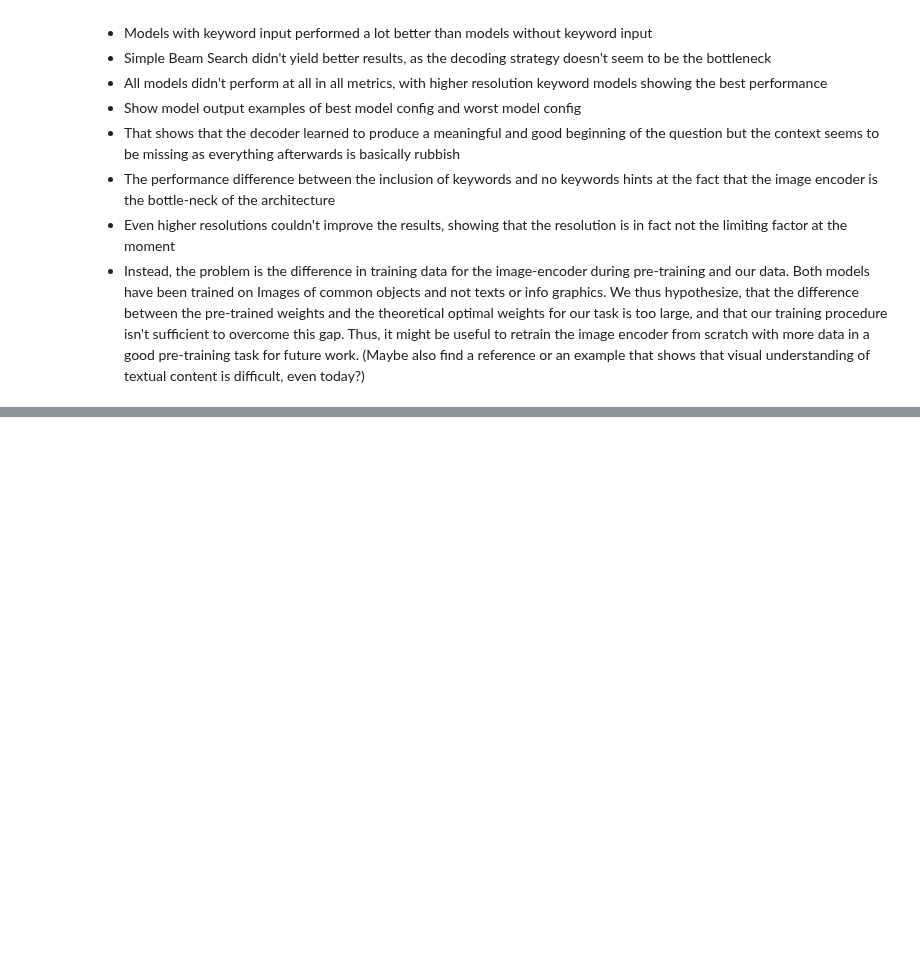
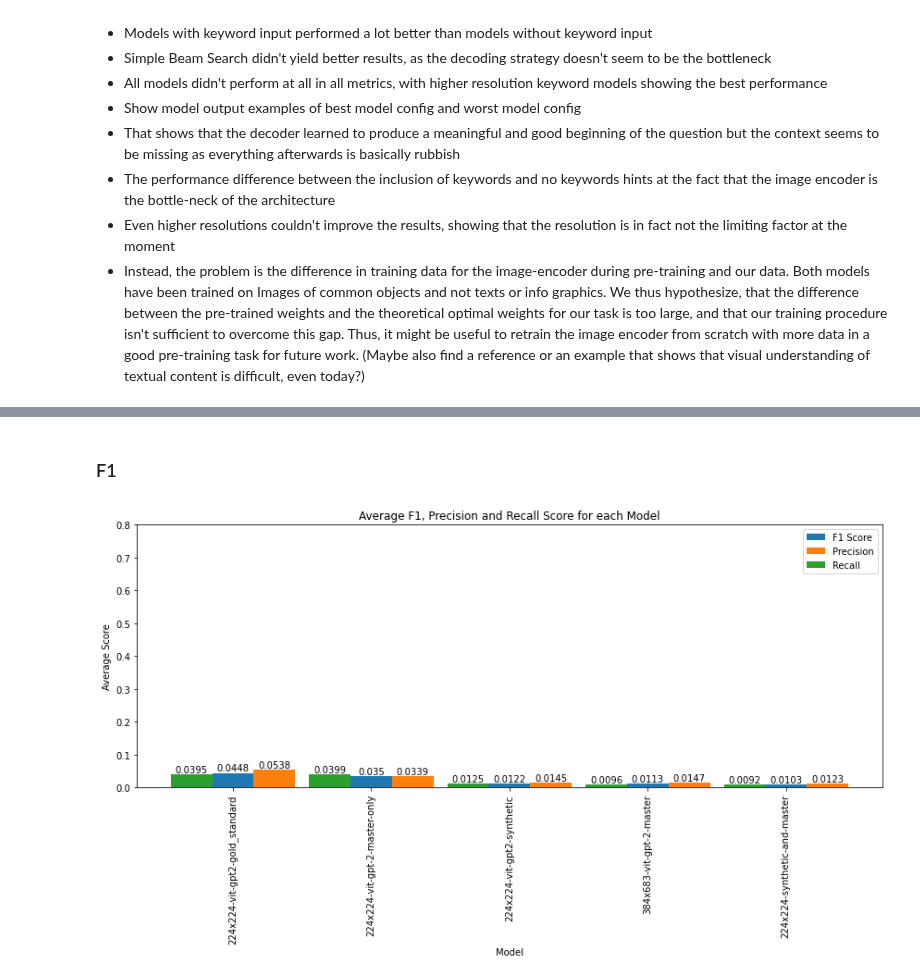
Before and after one commit to Ankinator/ankinator-flashcard-models, a Jupyter notebook: notebooks/models/image-to-text/evaluation.ipynb, the cells around one changed output, grey strips where cells are left out. Saved outputs shown, nothing was run; the diff lists cells and outputs as text; code cells hidden in the pictures; blank space fills up the shorter version.

```diff
--- a/notebooks/models/image-to-text/evaluation.ipynb
+++ b/notebooks/models/image-to-text/evaluation.ipynb
@@ -456,0 +551,60 @@ plt.show()
+# %% [markdown]
+### F1
+# %%
+model_names = []
+average_similarities = []
+avg_ps = []
+avg_rs = []
+
+# Iterate through the subfolders in the main folder
+for root, dirs, files in os.walk(folder_path):
+    for dir_name in dirs:
+        subfolder_path = os.path.join(root, dir_name)
+        csv_path = os.path.join(subfolder_path, "traditional_scores.csv")
+
+        if os.path.exists(csv_path):
+            df = pd.read_csv(csv_path)
+            average_similarity = df['f1'].mean()
+            avg_p = df['p'].mean()
+            avg_r = df['r'].mean()
+            model_names.append(dir_name)
+            average_similarities.append(average_similarity)
+            avg_ps.append(avg_p)
+            avg_rs.append(avg_r)
+
+sort_indices = np.argsort(average_similarities)[::-1]
+sorted_model_names = [model_names[i] for i in sort_indices]
+sorted_average_similarities = [average_similarities[i] for i in sort_indices]
+sorted_average_p = [avg_ps[i] for i in sort_indices]
+sorted_average_r = [avg_rs[i] for i in sort_indices]
+
+bar_width = 0.3
+index = np.arange(len(sorted_model_names))
+
+# Plotting the bar chart
+plt.figure(figsize=(12,7))
+plt.bar(index, sorted_average_similarities, bar_width, label="F1 Score")
+plt.bar(index + bar_width, sorted_average_p, bar_width, label="Precision")
+plt.bar(index - bar_width, sorted_average_r, bar_width, label="Recall")
+plt.xlabel("Model")
+plt.ylabel("Average Score")
+plt.title("Average F1, Precision and Recall Score for each Model")
+plt.xticks(index, sorted_model_names, rotation=90)
+# Add numerical values to each bar
+for i, v in enumerate(sorted_average_similarities):
+    plt.text(i, v, str(round(v, 4)), ha="center", va="bottom")
+
+for i, v in enumerate(sorted_average_p):
+    plt.text(i + bar_width, v, str(round(v, 4)), ha="center", va="bottom")
+
+for i, v in enumerate(sorted_average_r):
+    plt.text(i - bar_width, v, str(round(v, 4)), ha="center", va="bottom")
+
+plt.ylim(0, 0.8)
+
+plt.tight_layout()
+plt.legend()
+#plt.savefig("plots/traditional_scores_f1_barplot.png", dpi=150)
+plt.show()
+# %% [output]
+[figure, added]
```
Also changed, not shown: parts of 7 cells of this notebook.
